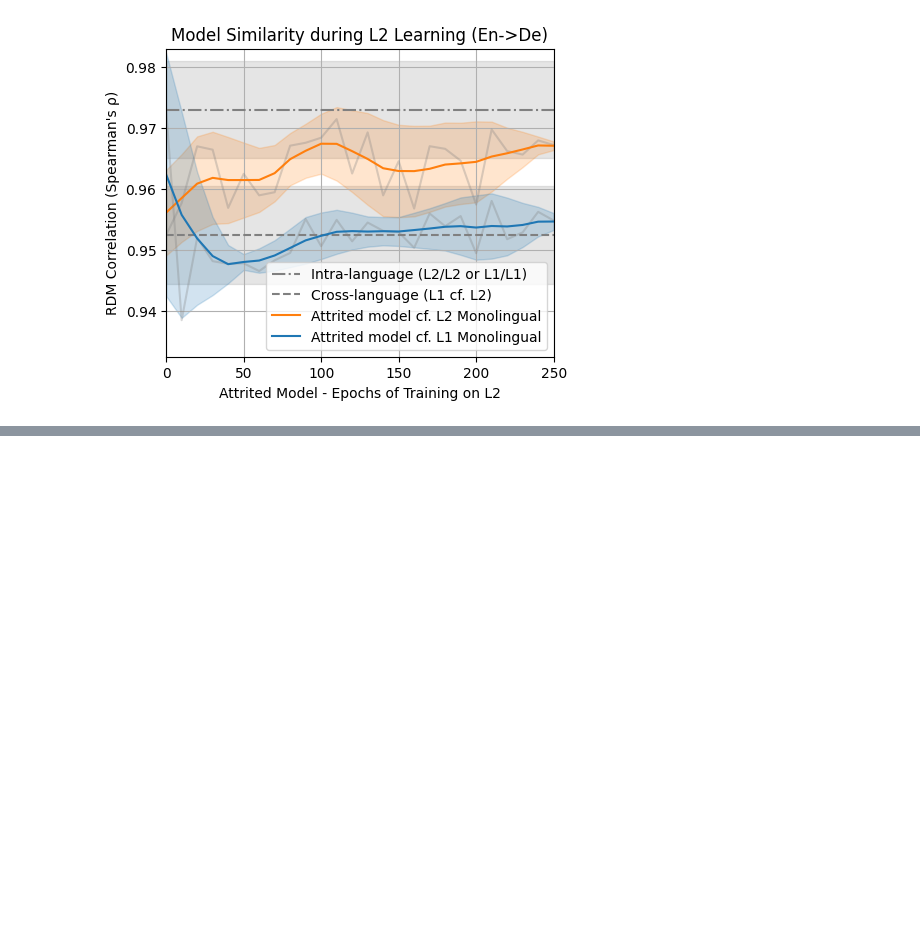
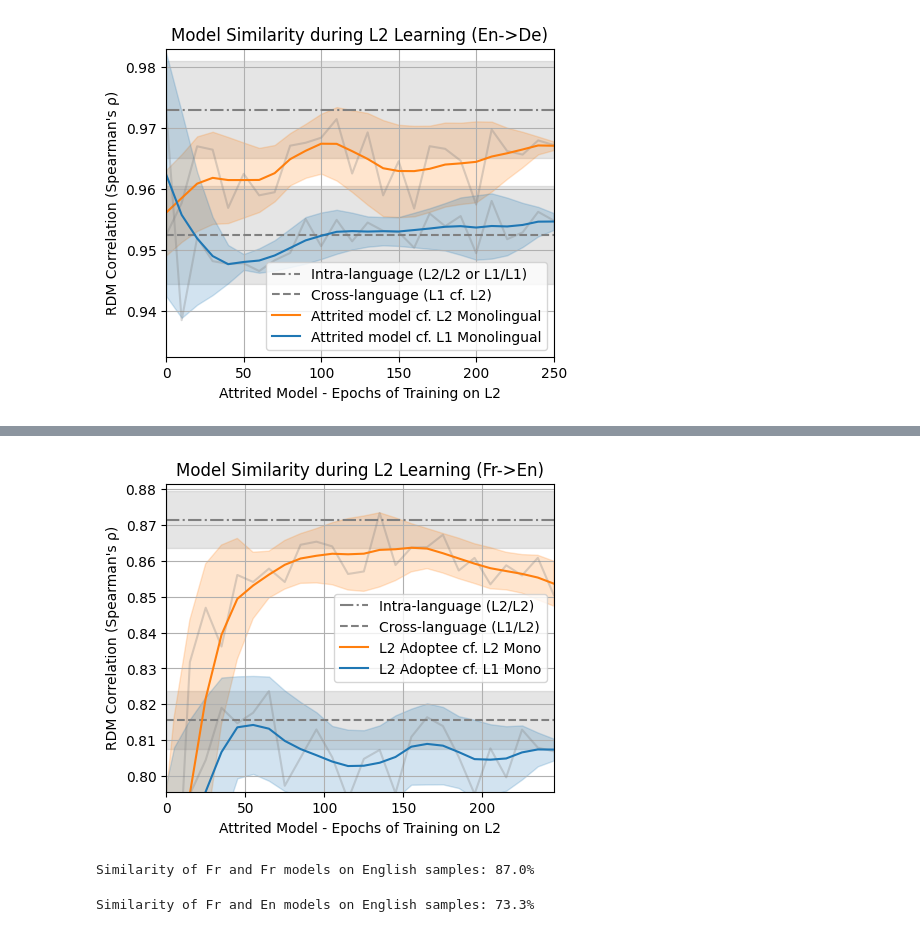
Before and after one commit to pplantinga/bilingual_networks, a Jupyter notebook: neural_traces.ipynb, the cells around one changed output, grey strips where cells are left out. Saved outputs shown, nothing was run; the diff lists cells and outputs as text; code cells hidden in the pictures; blank space fills up the shorter version.

```diff
--- a/neural_traces.ipynb
+++ b/neural_traces.ipynb
@@ -1007,0 +1177,17 @@ plot_sim(de_de_score, en_de_score, en30de250_cf_de_scores, en30de250_cf_en_score
+# %%
+
+hparams = load_hparams_and_checkpoint("fr5_en245_flatlr_take2")
+
+ckpts = sorted(hparams["checkpointer"].list_checkpoints(), key=ckpt_recency)
+fr5en245_take2_cf_fr_scores = []
+fr5en245_take2_cf_en_scores = []
+for ckpt in ckpts:
+    hparams["checkpointer"].load_checkpoint(ckpt)
+    reps = generate_reps_from_model(hparams, fr_subset)
+    rsm = make_rsm(reps)
+    fr5en245_take2_cf_fr_scores.append(compute_spearman_rank(rsm, fr_flat_rsm_fr_data).cpu().detach())
+    fr5en245_take2_cf_en_scores.append(compute_spearman_rank(rsm, en_flat_rsm_fr_data).cpu().detach())
+# %%
+plot_sim(x, en_en_score, fr_en_score, fr5en245_take2_cf_en_scores, fr5en245_take2_cf_fr_scores, "Fr->En")
+# %% [output]
+[figure, added]
@@ -1007,0 +1202,5 @@ plot_sim(de_de_score, en_de_score, en30de250_cf_de_scores, en30de250_cf_en_score
+# %%
+fr_fr_score_en = compute_spearman_rank(fr_flat_rsm_en_data, fr_flat_rsm_en_data_take2).cpu().detach()
+print(f"Similarity of Fr and Fr models on English samples: {fr_fr_score_en:.1%}")
+# %% [output]
+Similarity of Fr and Fr models on English samples: 87.0%
@@ -1007,0 +1211,5 @@ plot_sim(de_de_score, en_de_score, en30de250_cf_de_scores, en30de250_cf_en_score
+# %%
+fr_en_score_en = compute_spearman_rank(fr_flat_rsm_en_data, en_flat_rsm_en_data).cpu().detach()
+print(f"Similarity of Fr and En models on English samples: {fr_en_score_en:.1%}")
+# %% [output]
+Similarity of Fr and En models on English samples: 73.3%
```
Also changed, not shown: parts of 57 cells of this notebook, 9 other files.
